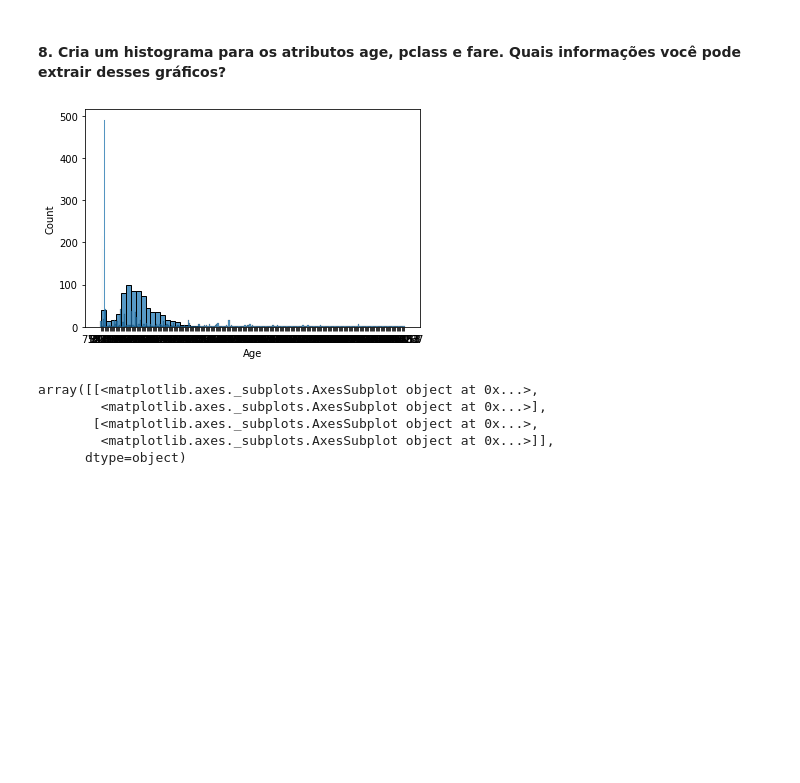
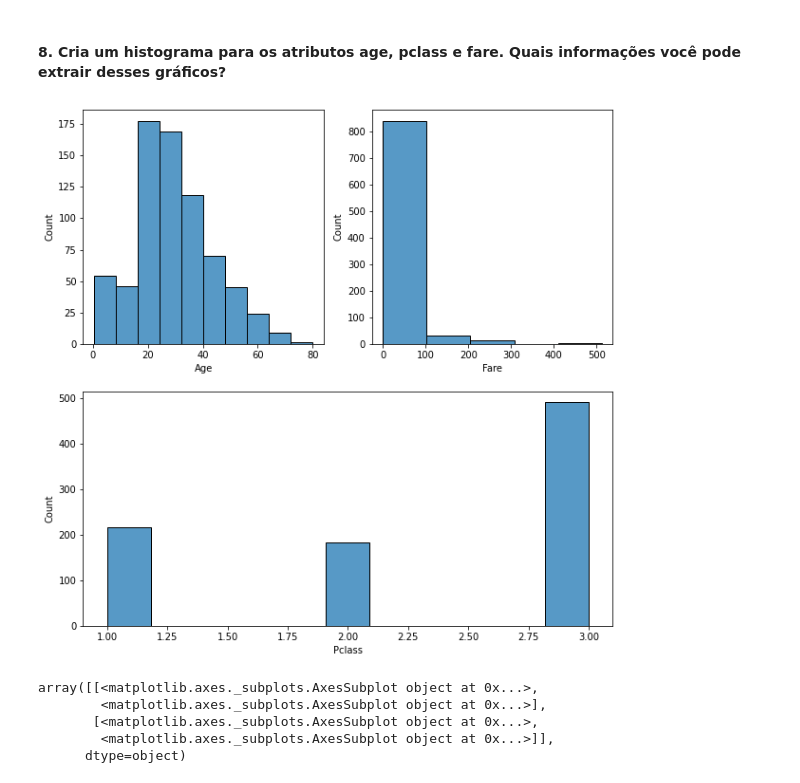
Before and after one commit to robsonbfreitas/EDA-exercises, a Jupyter notebook: Exercicios_EDA.ipynb, the cells around one changed output. Drawn from its saved outputs; the diff is of its cells as text; code cells hidden in the pictures; blank space fills up the shorter version.

```diff
--- a/Exercicios_EDA.ipynb
+++ b/Exercicios_EDA.ipynb
@@ -155,11 +155,15 @@ sns.boxplot(data=dados['Age'], palette='Accent', width=0.2)
 #### 8. Cria um histograma para os atributos age, pclass e fare. Quais informações você pode extrair desses gráficos?
 # %%
 # Seu código
-ax1 = sns.histplot(data=dados['Age'])
-ax2 = sns.histplot(data=dados['Fare'])
+fig = plt.figure(figsize=(10,10))
+ax1 = fig.add_subplot(2,2,1)
+ax1 = sns.histplot(data=dados['Age'], bins=10,)
+ax2 = fig.add_subplot(2,2,2)
+ax2 = sns.histplot(data=dados['Fare'], bins=5)
+ax3 = fig.add_subplot(2,1,2)
 ax3 = sns.histplot(data=dados['Pclass'])
 # %% [output]
-[figure, old version]
+[figure, new version]
 # %%
 # %% [output]
 array([[<matplotlib.axes._subplots.AxesSubplot object at 0x...>,
```
